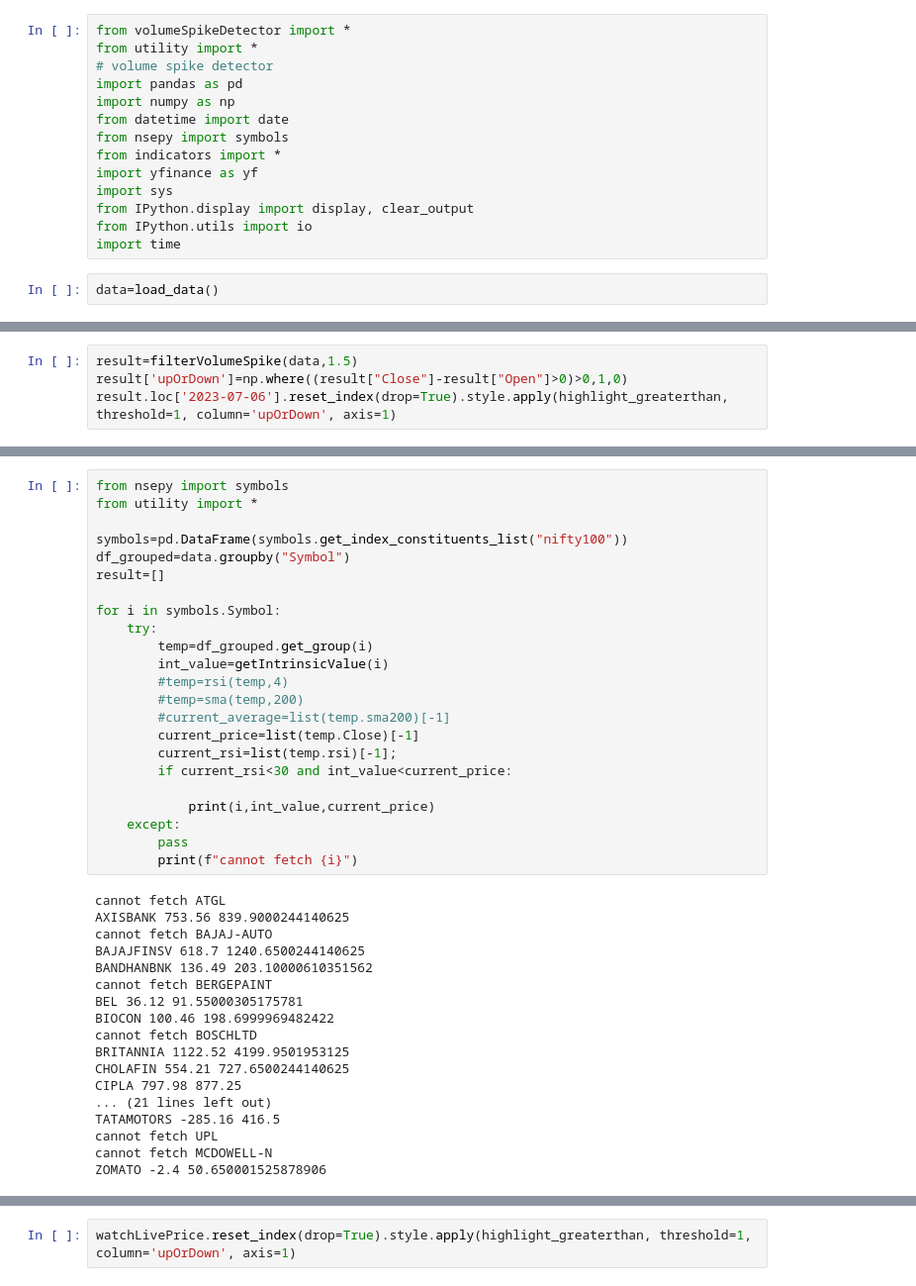
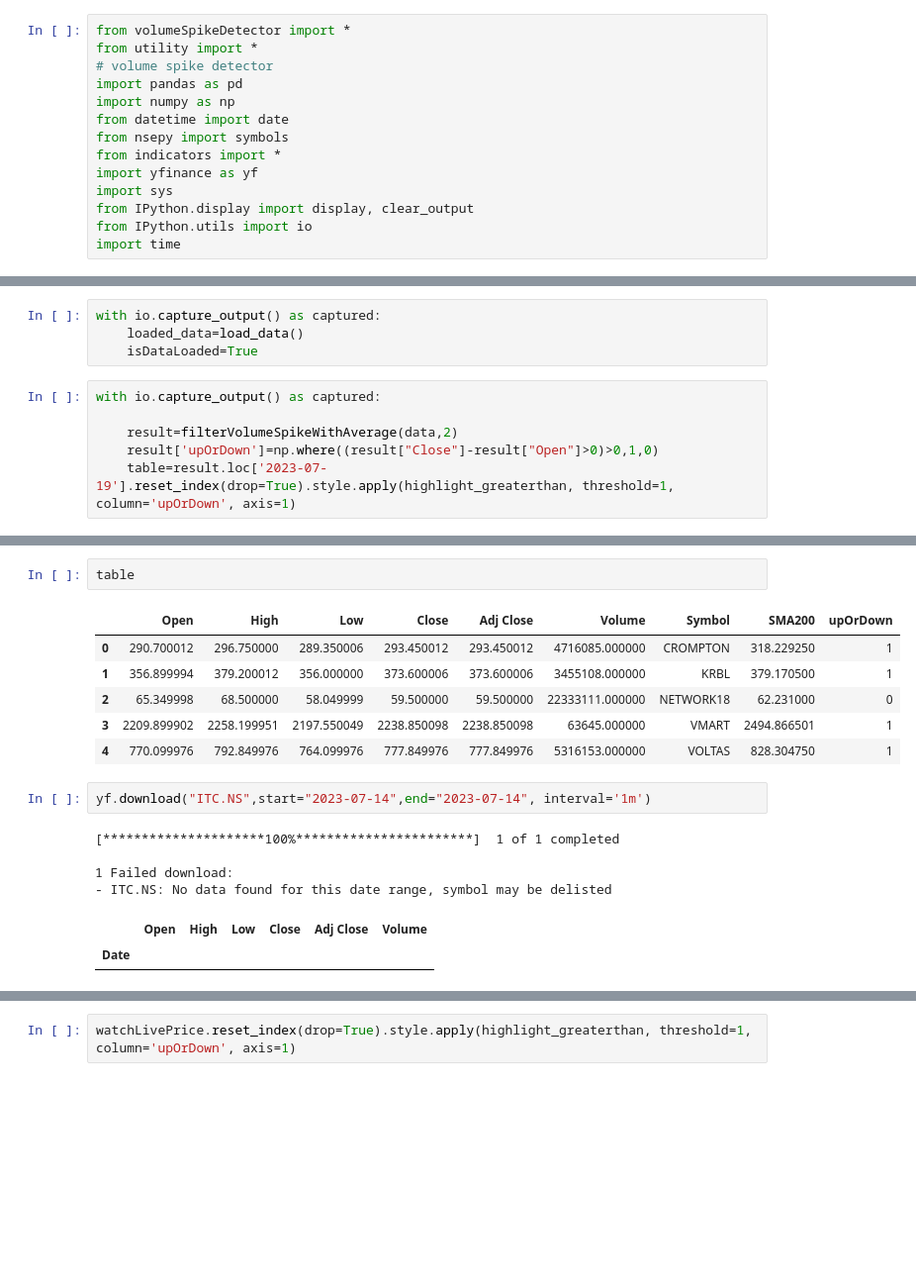
Before and after one commit to Dhruvk1999/momentum-trader, a Jupyter notebook: console.ipynb, the cells around one changed output, grey strips where cells are left out. Shown at 99% size. Drawn from its saved outputs; the diff is of its cells as text; blank space fills up the shorter version.

```diff
--- a/console.ipynb
+++ b/console.ipynb
@@ -12,5 +12,3 @@ import sys
 from IPython.display import display, clear_output
 from IPython.utils import io
 import time
-# %%
-data=load_data()
@@ -35,4 +15,10 @@ data=load_data()
+# %%
+with io.capture_output() as captured:
+    loaded_data=load_data()
+    isDataLoaded=True
 # %%
-result=filterVolumeSpike(data,1.5)
-result['upOrDown']=np.where((result["Close"]-result["Open"]>0)>0,1,0)
-result.loc['2023-07-06'].reset_index(drop=True).style.apply(highlight_greaterthan, threshold=1, column='upOrDown', axis=1)
+with io.capture_output() as captured:
+
+    result=filterVolumeSpikeWithAverage(data,2)
+    result['upOrDown']=np.where((result["Close"]-result["Open"]>0)>0,1,0)
+    table=result.loc['2023-07-19'].reset_index(drop=True).style.apply(highlight_greaterthan, threshold=1, column='upOrDown', axis=1)
@@ -53,41 +25,18 @@ result.loc['2023-07-06'].reset_index(drop=True).style.apply(highlight_greatertha
-# %%
-from nsepy import symbols
-from utility import *
-
-symbols=pd.DataFrame(symbols.get_index_constituents_list("nifty100"))
-df_grouped=data.groupby("Symbol")
-result=[]
-
-for i in symbols.Symbol:
-    try:
-        temp=df_grouped.get_group(i)
-        int_value=getIntrinsicValue(i)
-        #temp=rsi(temp,4)
-        #temp=sma(temp,200)
-        #current_average=list(temp.sma200)[-1]
-        current_price=list(temp.Close)[-1]
-        current_rsi=list(temp.rsi)[-1];
-        if current_rsi<30 and int_value<current_price:
-
-            print(i,int_value,current_price)
-    except:
-        pass
-        print(f"cannot fetch {i}")
-# %% [output]
-cannot fetch ATGL
-AXISBANK 753.56 839.9000244140625
-cannot fetch BAJAJ-AUTO
-BAJAJFINSV 618.7 1240.6500244140625
-BANDHANBNK 136.49 203.10000610351562
-cannot fetch BERGEPAINT
-BEL 36.12 91.55000305175781
-BIOCON 100.46 198.6999969482422
-cannot fetch BOSCHLTD
-BRITANNIA 1122.52 4199.9501953125
-CHOLAFIN 554.21 727.6500244140625
-CIPLA 797.98 877.25
-... (21 lines left out)
-TATAMOTORS -285.16 416.5
-cannot fetch UPL
-cannot fetch MCDOWELL-N
-ZOMATO -2.4 50.650001525878906
+# %%
+table
+# %% [output]
+|  | Open | High | Low | Close | Adj Close | Volume | Symbol | SMA200 | upOrDown |
+| 0 | 290.700012 | 296.750000 | 289.350006 | 293.450012 | 293.450012 | 4716085.000000 | CROMPTON | 318.229250 | 1 |
+| 1 | 356.899994 | 379.200012 | 356.000000 | 373.600006 | 373.600006 | 3455108.000000 | KRBL | 379.170500 | 1 |
+| 2 | 65.349998 | 68.500000 | 58.049999 | 59.500000 | 59.500000 | 22333111.000000 | NETWORK18 | 62.231000 | 0 |
+| 3 | 2209.899902 | 2258.199951 | 2197.550049 | 2238.850098 | 2238.850098 | 63645.000000 | VMART | 2494.866501 | 1 |
+| 4 | 770.099976 | 792.849976 | 764.099976 | 777.849976 | 777.849976 | 5316153.000000 | VOLTAS | 828.304750 | 1 |
+# %%
+yf.download("ITC.NS",start="2023-07-14",end="2023-07-14", interval='1m')
+# %% [output]
+[*********************100%***********************]  1 of 1 completed
+
+1 Failed download:
+- ITC.NS: No data found for this date range, symbol may be delisted
+|  | Open | High | Low | Close | Adj Close | Volume |
+| Date |  |  |  |  |  |  |
```
Also changed, not shown: parts of 6 cells of this notebook, 36 other files.
